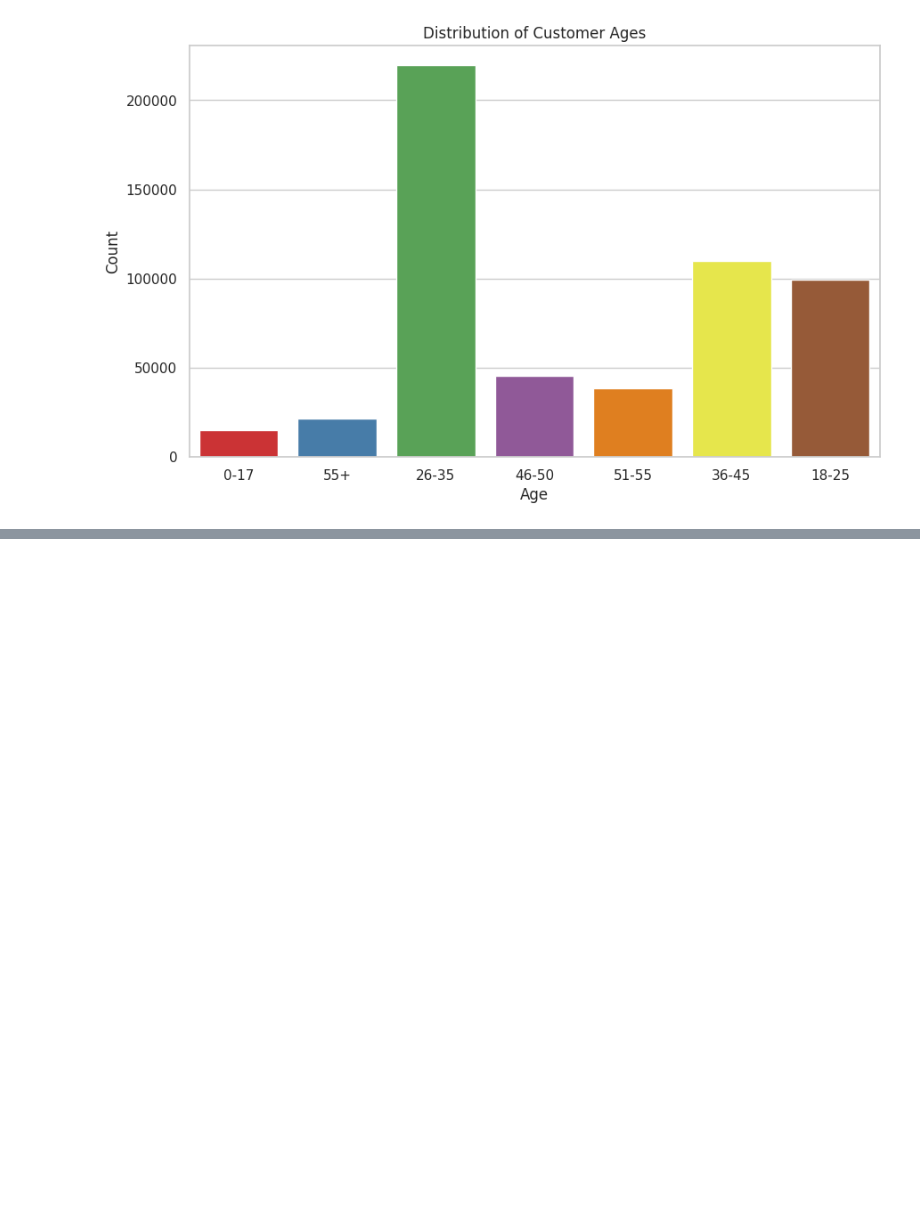
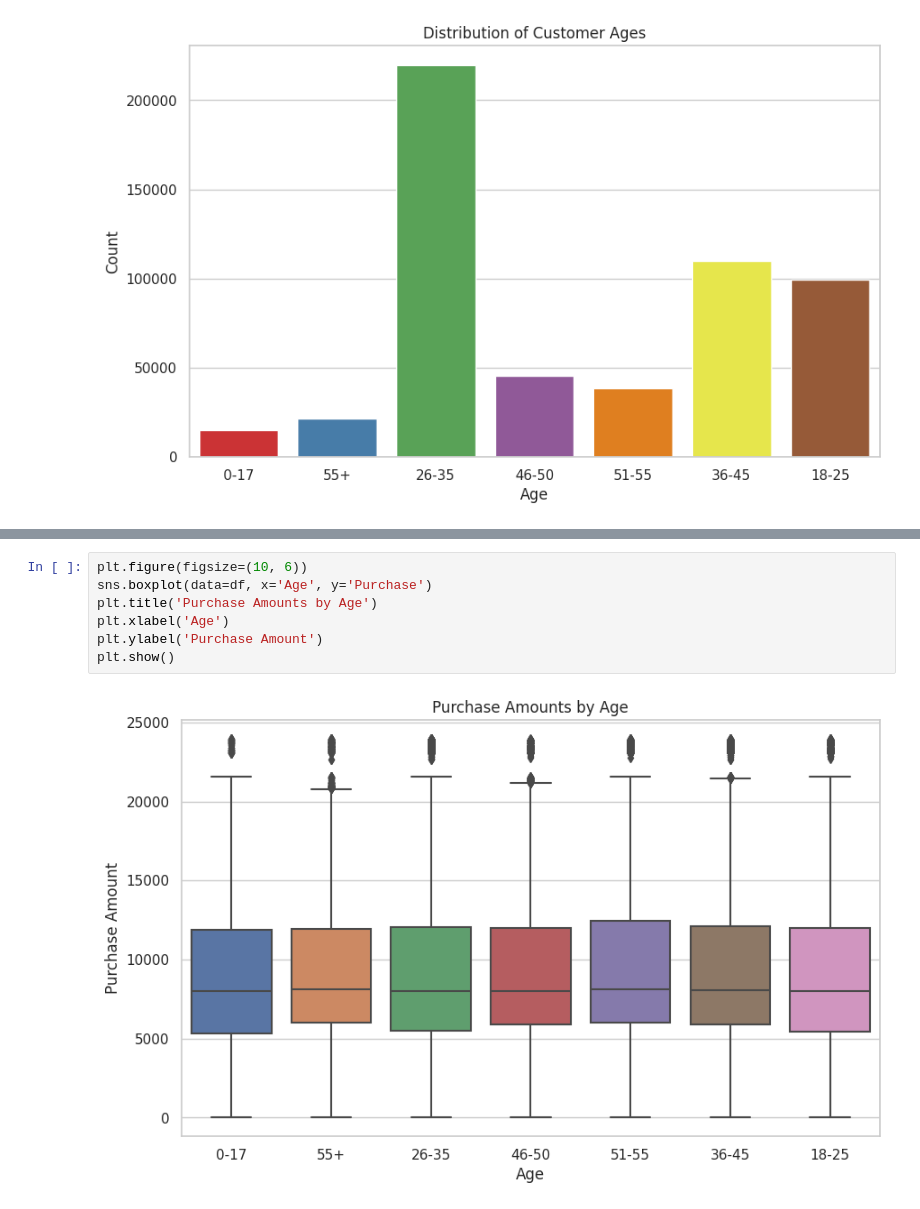
Before and after one commit to epanther/master, a Jupyter notebook: master-project-e&d.ipynb, the cells around one changed output, grey strips where cells are left out. Drawn from its saved outputs; the diff is of its cells as text; blank space fills up the shorter version.

```diff
--- a/master-project-e&d.ipynb
+++ b/master-project-e&d.ipynb
@@ -153,0 +161,9 @@ plt.show()
+# %%
+plt.figure(figsize=(10, 6))
+sns.boxplot(data=df, x='Age', y='Purchase')
+plt.title('Purchase Amounts by Age')
+plt.xlabel('Age')
+plt.ylabel('Purchase Amount')
+plt.show()
+# %% [output]
+[figure, added]
```
Also changed, not shown: parts of 4 cells of this notebook.
